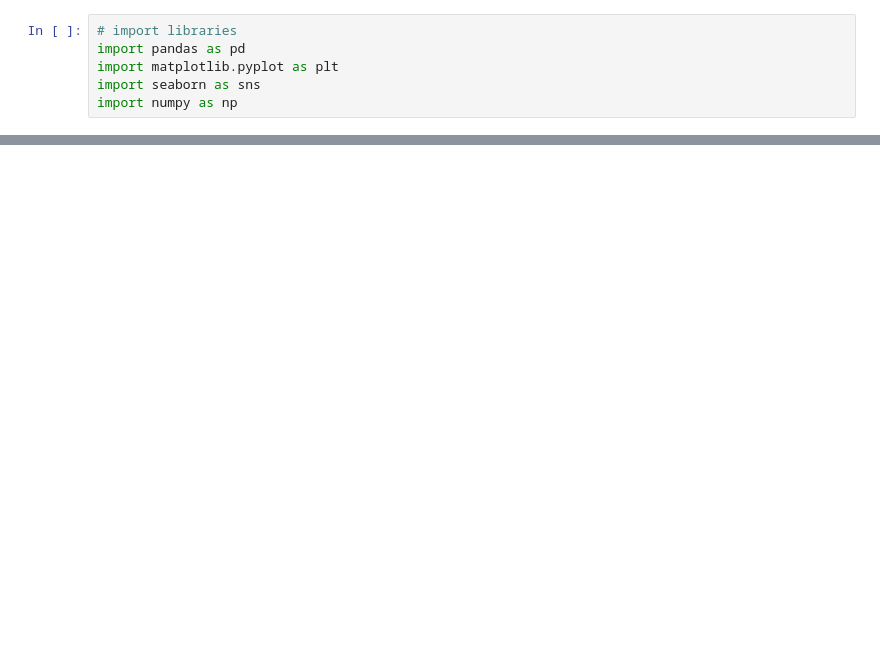
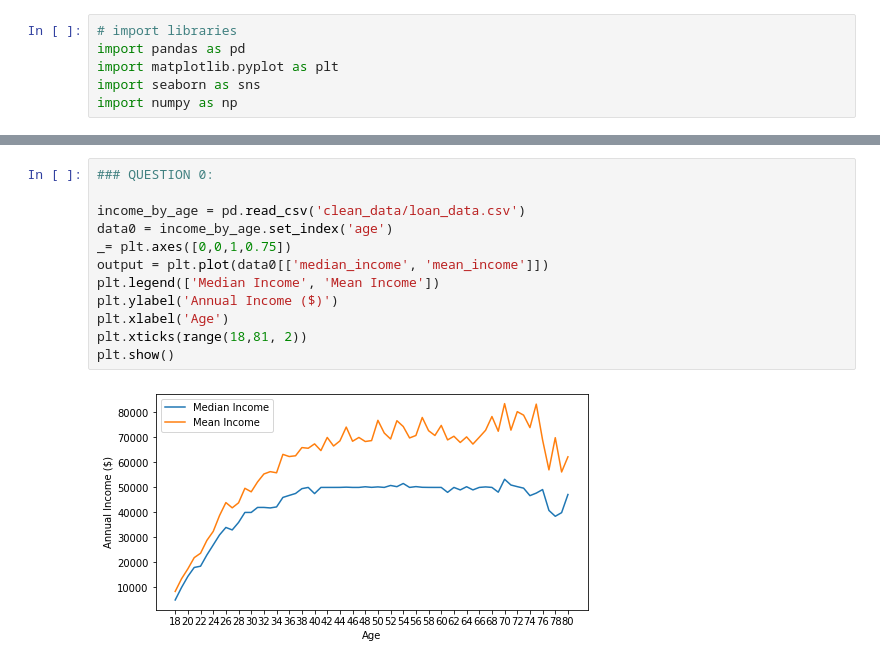
Before and after one commit to AHalarewicz/StudentLoanData, a Jupyter notebook: eda.ipynb, the cells around one changed output, grey strips where cells are left out. Drawn from its saved outputs; the diff is of its cells as text; blank space fills up the shorter version.

Commit message:
asking question and writing a data story to answer those questions

```diff
--- a/eda.ipynb
+++ b/eda.ipynb
@@ -223,0 +14,14 @@ plt.show()
+# %%
+### QUESTION 0:
+
+income_by_age = pd.read_csv('clean_data/loan_data.csv')
+data0 = income_by_age.set_index('age')
+_= plt.axes([0,0,1,0.75])
+output = plt.plot(data0[['median_income', 'mean_income']])
+plt.legend(['Median Income', 'Mean Income'])
+plt.ylabel('Annual Income ($)')
+plt.xlabel('Age')
+plt.xticks(range(18,81, 2))
+plt.show()
+# %% [output]
+[figure, added]
```
Also changed, not shown: parts of 42 cells of this notebook.
